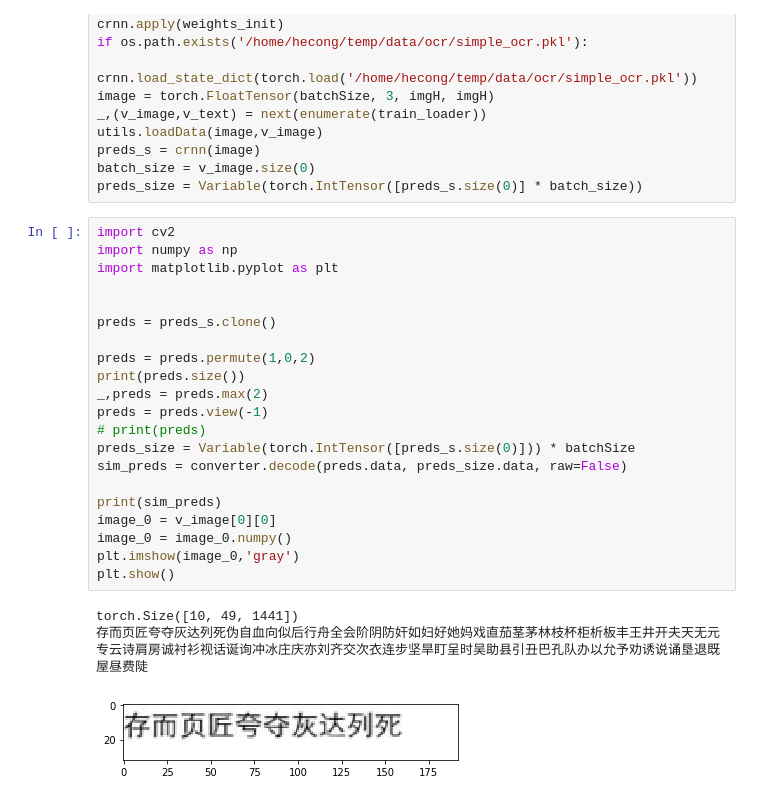
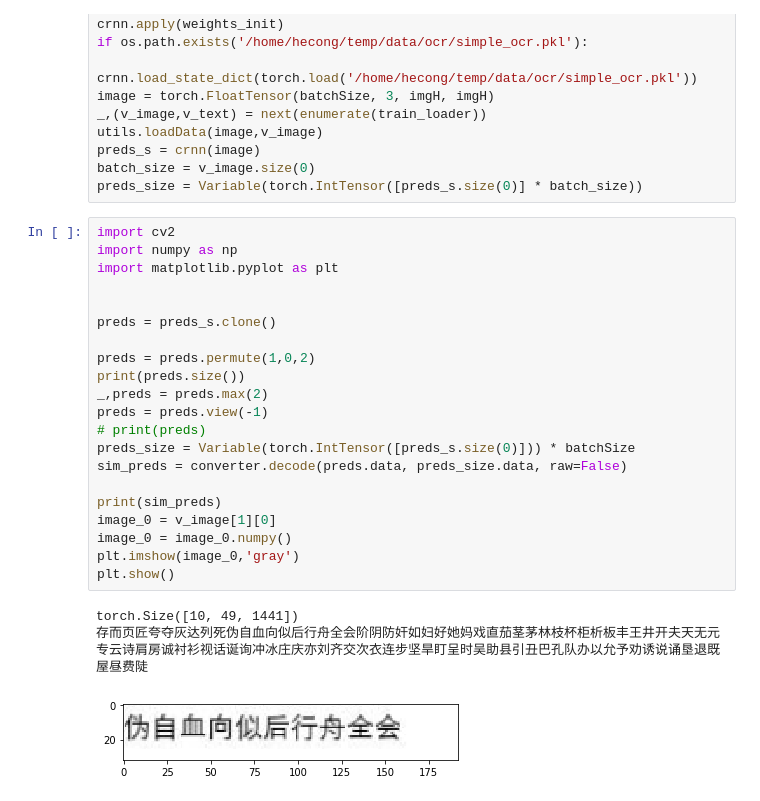
Before and after one commit to hecongziyu/myproject, a Jupyter notebook: OCR/cn ocr.ipynb, the cells around one changed output. Saved outputs shown, nothing was run; the diff lists cells and outputs as text.

```diff
--- a/OCR/cn ocr.ipynb
+++ b/OCR/cn ocr.ipynb
@@ -314,25 +314,25 @@ preds_size = Variable(torch.IntTensor([preds_s.size(0)] * batch_size))
 # %%
 import cv2
 import numpy as np
 import matplotlib.pyplot as plt
 
 
 preds = preds_s.clone()
 
 preds = preds.permute(1,0,2)
 print(preds.size())
 _,preds = preds.max(2)
 preds = preds.view(-1)
 # print(preds)
 preds_size = Variable(torch.IntTensor([preds_s.size(0)])) * batchSize
 sim_preds = converter.decode(preds.data, preds_size.data, raw=False)
 
 print(sim_preds)
-image_0 = v_image[0][0]
+image_0 = v_image[1][0]
 image_0 = image_0.numpy()
 plt.imshow(image_0,'gray')
 plt.show()
 # %% [output]
 torch.Size([10, 49, 1441])
 存而页匠夸夺灰达列死伪自血向似后行舟全会阶阴防奸如妇好她妈戏直茄茎茅林枝杯柜析板丰王井开夫天无元专云诗肩房诚衬衫视话诞询冲冰庄庆亦刘齐交次衣连步坚旱盯呈时吴助县引丑巴孔队办以允予劝诱说诵垦退既屋昼费陡
-[figure, old version]
+[figure, new version]
```
Also changed, not shown: 3 other files.
